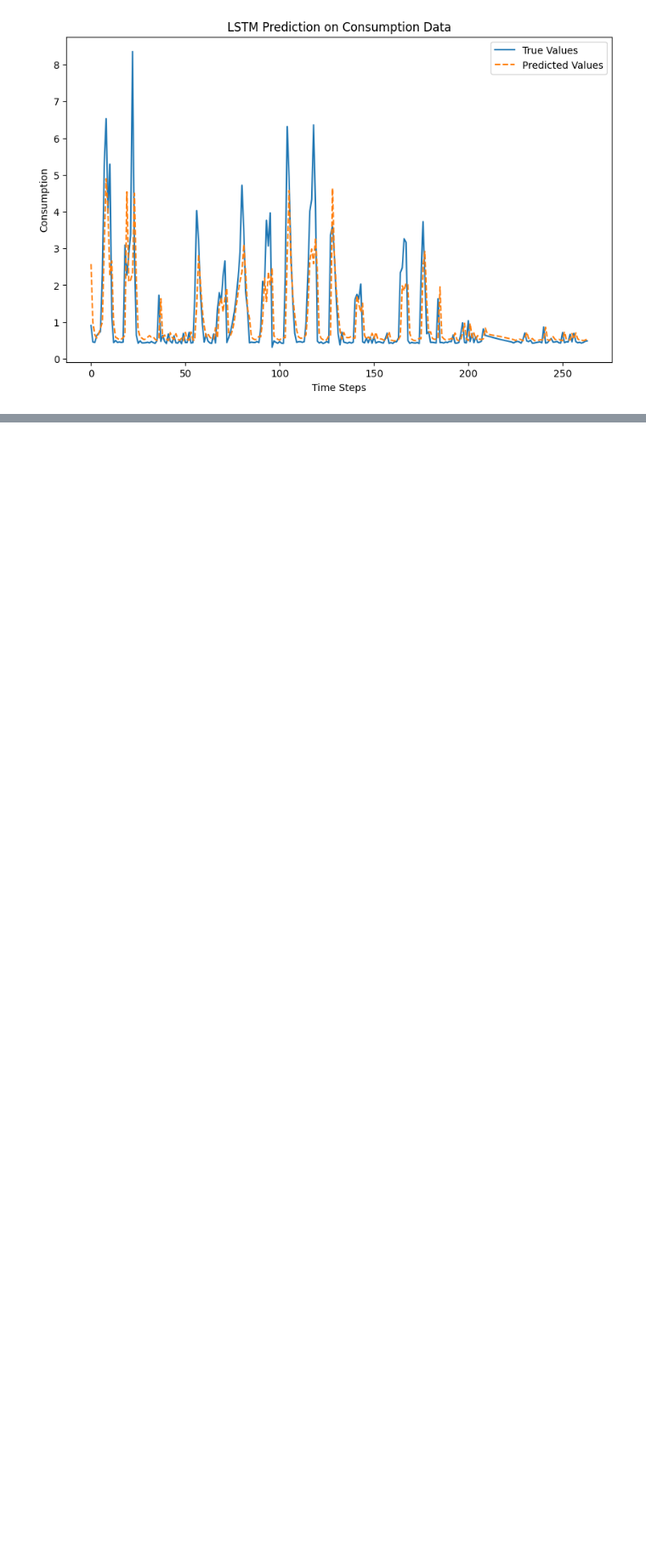
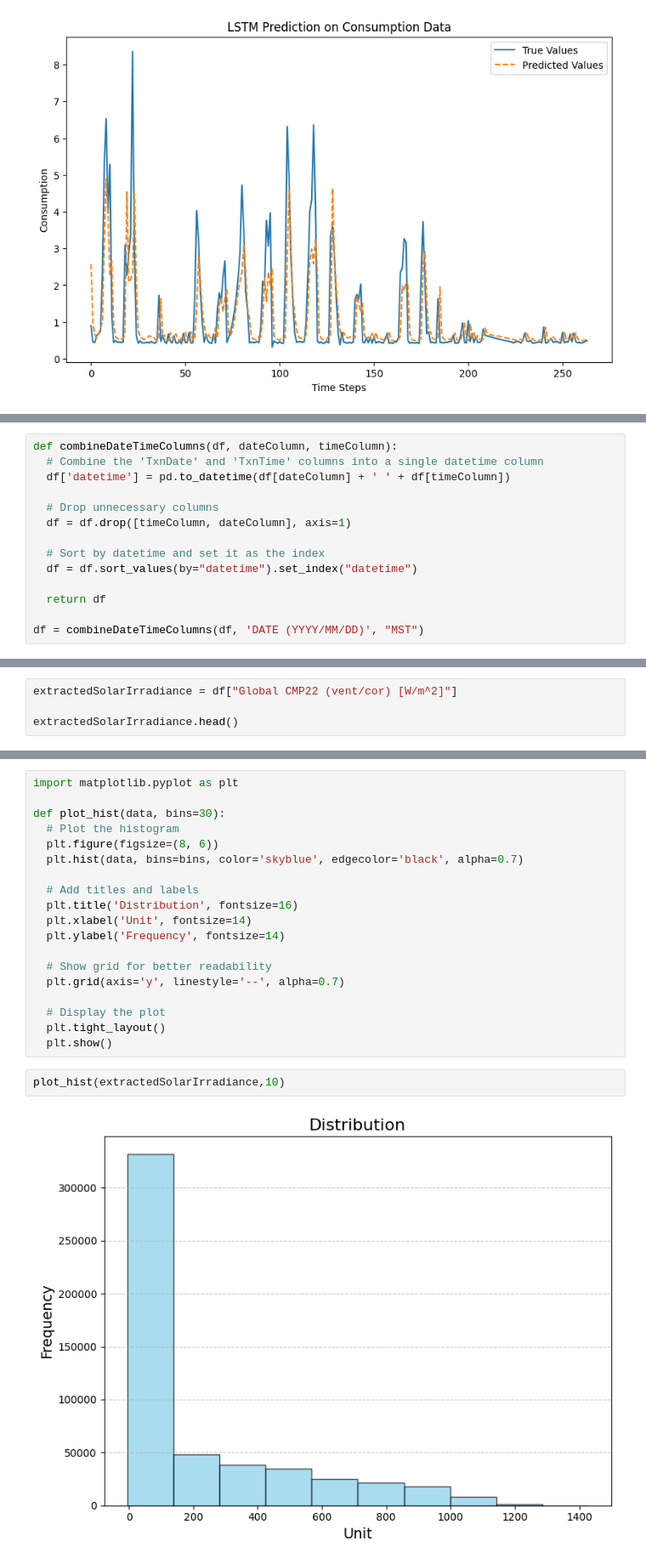
Before and after one commit to neeeal/data-dojo, a Jupyter notebook: time-series/House Hold Energy Data.ipynb, the cells around one changed output, grey strips where cells are left out. Shown at 85% size. Cells and saved outputs as stored; diff of their text form; blank space fills up the shorter version.

Commit message:
feat: added exploratory data analysis and transformation for solar irradiance and wind speed datasets

```diff
--- a/time-series/House Hold Energy Data.ipynb
+++ b/time-series/House Hold Energy Data.ipynb
@@ -307,0 +374,14 @@ Epoch 64/64
+# %%
+def combineDateTimeColumns(df, dateColumn, timeColumn):
+  # Combine the 'TxnDate' and 'TxnTime' columns into a single datetime column
+  df['datetime'] = pd.to_datetime(df[dateColumn] + ' ' + df[timeColumn])
+
+  # Drop unnecessary columns
+  df = df.drop([timeColumn, dateColumn], axis=1)
+
+  # Sort by datetime and set it as the index
+  df = df.sort_values(by="datetime").set_index("datetime")
+
+  return df
+
+df = combineDateTimeColumns(df, 'DATE (YYYY/MM/DD)', "MST")
@@ -307,0 +432,4 @@ Epoch 64/64
+# %%
+extractedSolarIrradiance = df["Global CMP22 (vent/cor) [W/m^2]"]
+
+extractedSolarIrradiance.head()
@@ -307,0 +445,23 @@ Epoch 64/64
+# %%
+import matplotlib.pyplot as plt
+
+def plot_hist(data, bins=30):
+  # Plot the histogram
+  plt.figure(figsize=(8, 6))
+  plt.hist(data, bins=bins, color='skyblue', edgecolor='black', alpha=0.7)
+
+  # Add titles and labels
+  plt.title('Distribution', fontsize=16)
+  plt.xlabel('Unit', fontsize=14)
+  plt.ylabel('Frequency', fontsize=14)
+
+  # Show grid for better readability
+  plt.grid(axis='y', linestyle='--', alpha=0.7)
+
+  # Display the plot
+  plt.tight_layout()
+  plt.show()
+# %%
+plot_hist(extractedSolarIrradiance,10)
+# %% [output]
+[figure, added]
```
Also changed, not shown: parts of 43 cells of this notebook.
